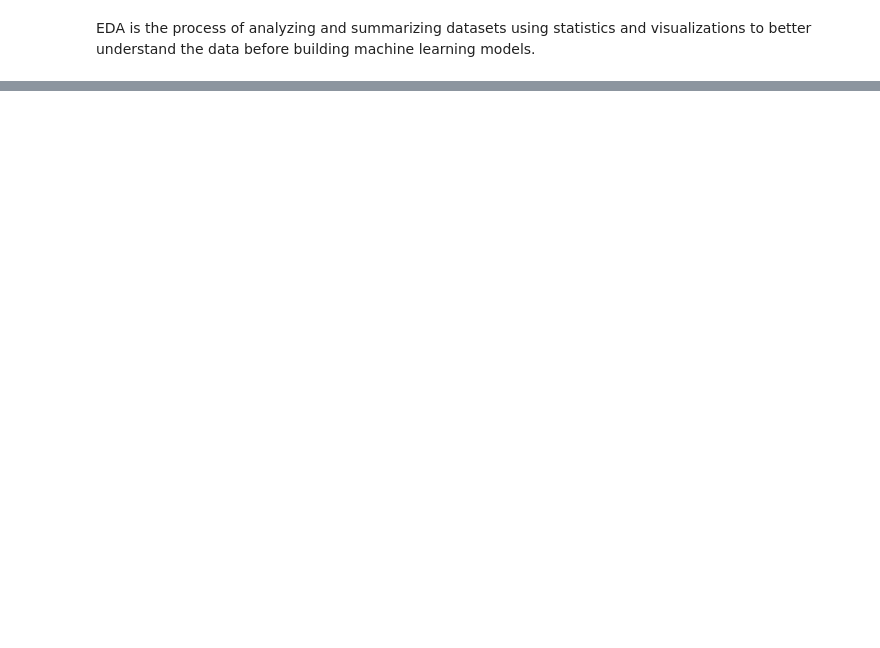
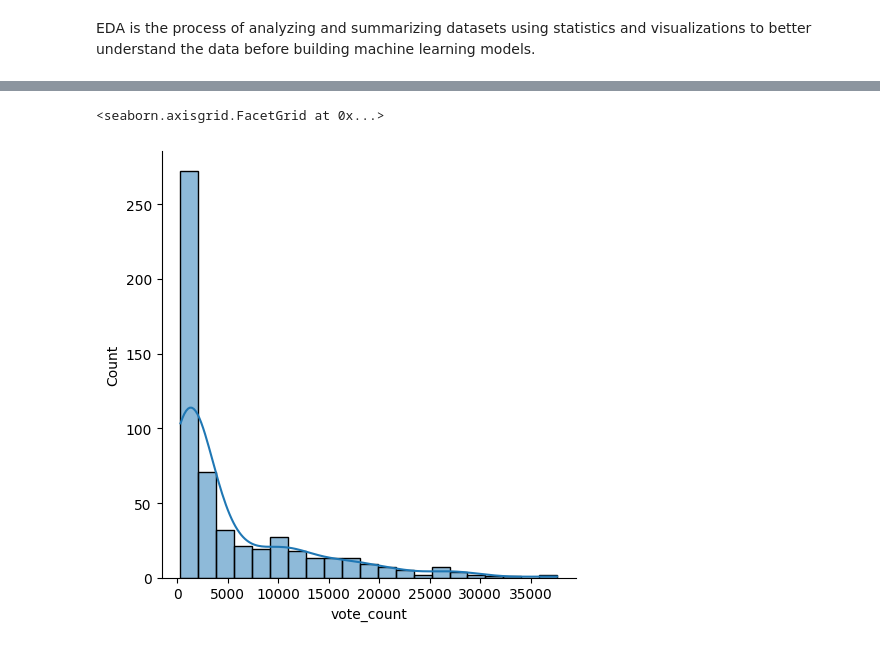
Before and after one commit to Mohotasir/my_ML_Journey, a Jupyter notebook: 100days_ML/EDA/Univaritate_analysis/univariate.ipynb, the cells around one changed output, grey strips where cells are left out. Cells and saved outputs as stored; diff of their text form; code cells hidden in the pictures; blank space fills up the shorter version.

```diff
--- a/100days_ML/EDA/Univaritate_analysis/univariate.ipynb
+++ b/100days_ML/EDA/Univaritate_analysis/univariate.ipynb
@@ -28,0 +37,5 @@ df.head()
+# %%
+sns.displot(df['vote_count'], kde=True)
+# %% [output]
+<seaborn.axisgrid.FacetGrid at 0x...>
+[figure, added]
```
Also changed, not shown: parts of 4 cells of this notebook.
